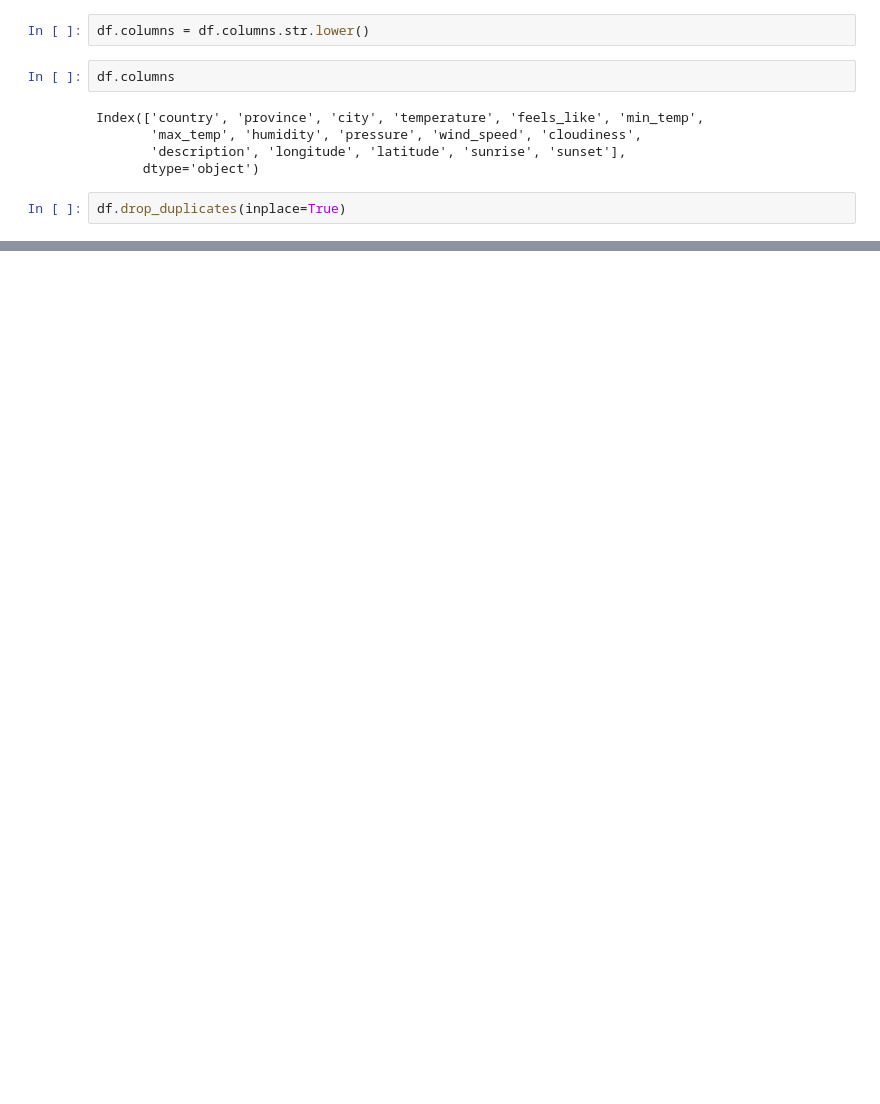
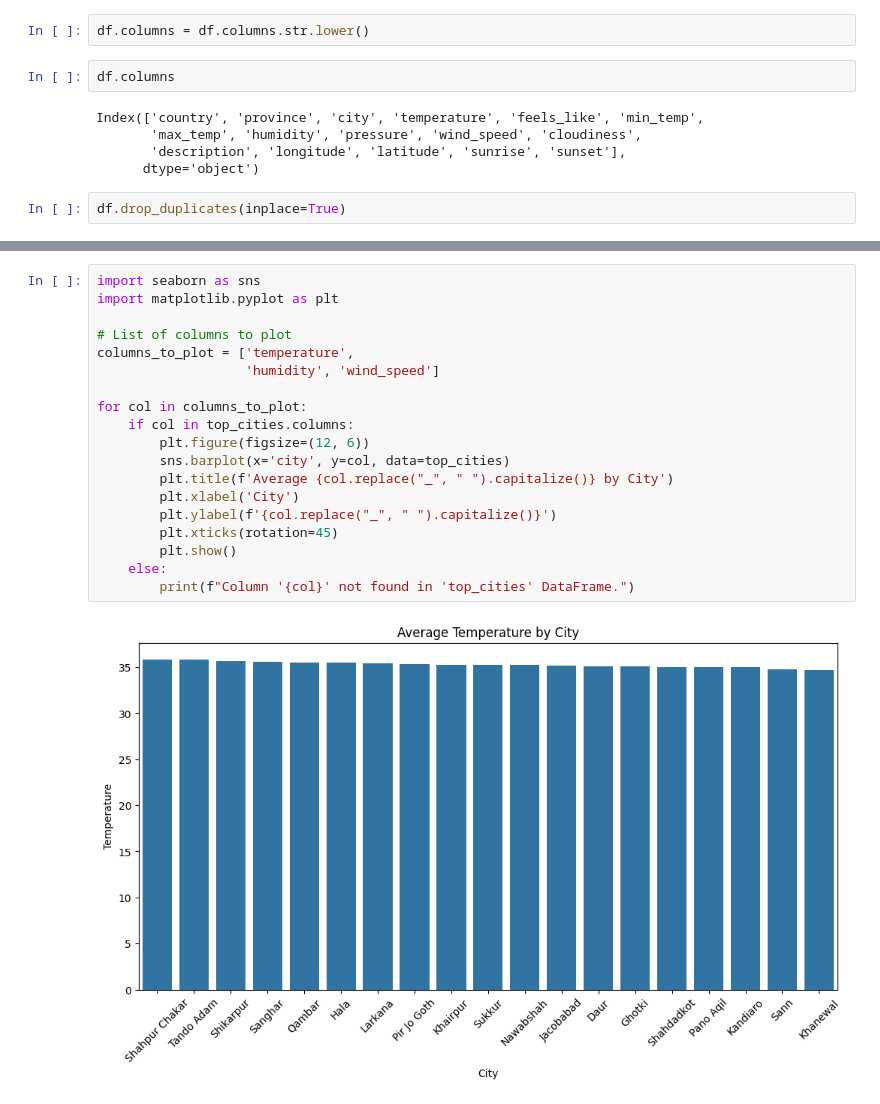
Before and after one commit to Rizwanhu/Weather-Data-Analysis-Project, a Jupyter notebook: ML_Weather_Pattren_data_analysis_Project.ipynb, the cells around one changed output, grey strips where cells are left out. Drawn from its saved outputs; the diff is of its cells as text; blank space fills up the shorter version.

```diff
--- a/ML_Weather_Pattren_data_analysis_Project.ipynb
+++ b/ML_Weather_Pattren_data_analysis_Project.ipynb
@@ -514,0 +580,21 @@ plt.show()
+# %%
+import seaborn as sns
+import matplotlib.pyplot as plt
+
+# List of columns to plot
+columns_to_plot = ['temperature',
+                   'humidity', 'wind_speed']
+
+for col in columns_to_plot:
+    if col in top_cities.columns:
+        plt.figure(figsize=(12, 6))
+        sns.barplot(x='city', y=col, data=top_cities)
+        plt.title(f'Average {col.replace("_", " ").capitalize()} by City')
+        plt.xlabel('City')
+        plt.ylabel(f'{col.replace("_", " ").capitalize()}')
+        plt.xticks(rotation=45)
+        plt.show()
+    else:
+        print(f"Column '{col}' not found in 'top_cities' DataFrame.")
+# %% [output]
+[figure, added]
```
Also changed, not shown: parts of 23 cells of this notebook.
